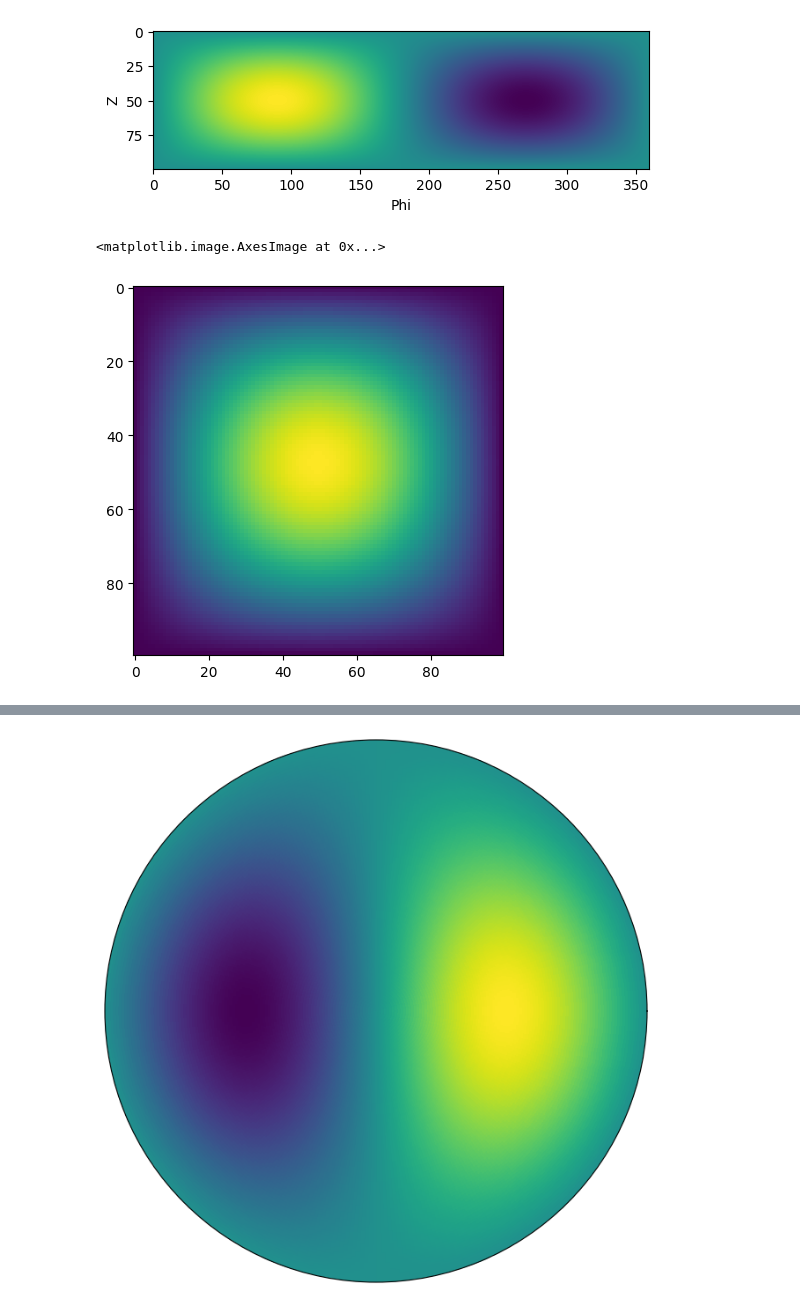
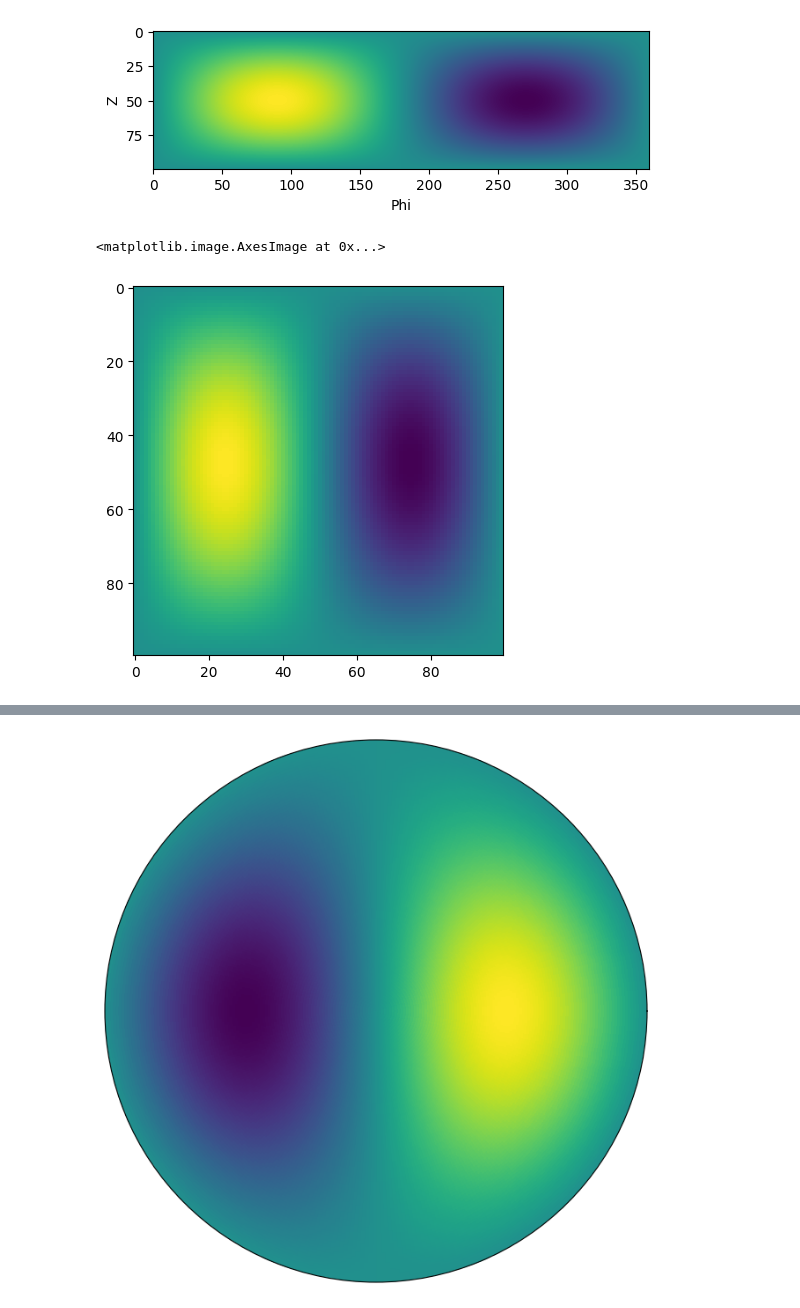
Before and after one commit to ColinKohler/fourier_value_functions, a Jupyter notebook: notebooks/CylindricalHarmonics.ipynb, the cells around one changed output, grey strips where cells are left out. Drawn from its saved outputs; the diff is of its cells as text; code cells hidden in the pictures.

```diff
--- a/notebooks/CylindricalHarmonics.ipynb
+++ b/notebooks/CylindricalHarmonics.ipynb
@@ -19,8 +20,8 @@ plt.legend()
 [figure]
 # %%
 N = 1
-M = 1
-K = 2
+M = 2
+K = 3
 
 num_r = 100
 num_p = 360
@@ -57,7 +58,7 @@ plt.ylabel('Z')
 Text(0, 0.5, 'Z')
 [figure]
 # %%
-plt.imshow(harmonics.Psi[0,2,:,100,:])
+plt.imshow(harmonics.Psi[0,5,:,0,:])
 # %% [output]
 <matplotlib.image.AxesImage at 0x...>
-[figure, old version]
+[figure, new version]
```
Also changed, not shown: parts of 17 cells of this notebook, 11 other files.
